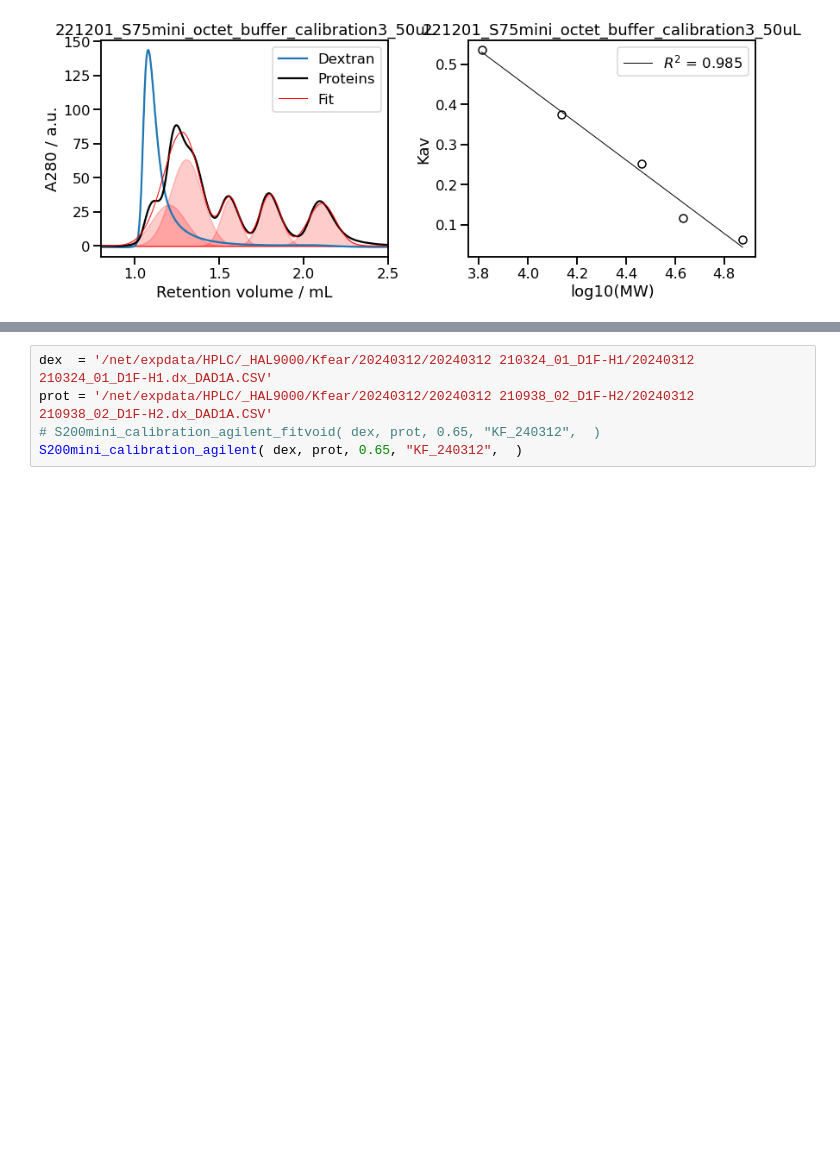
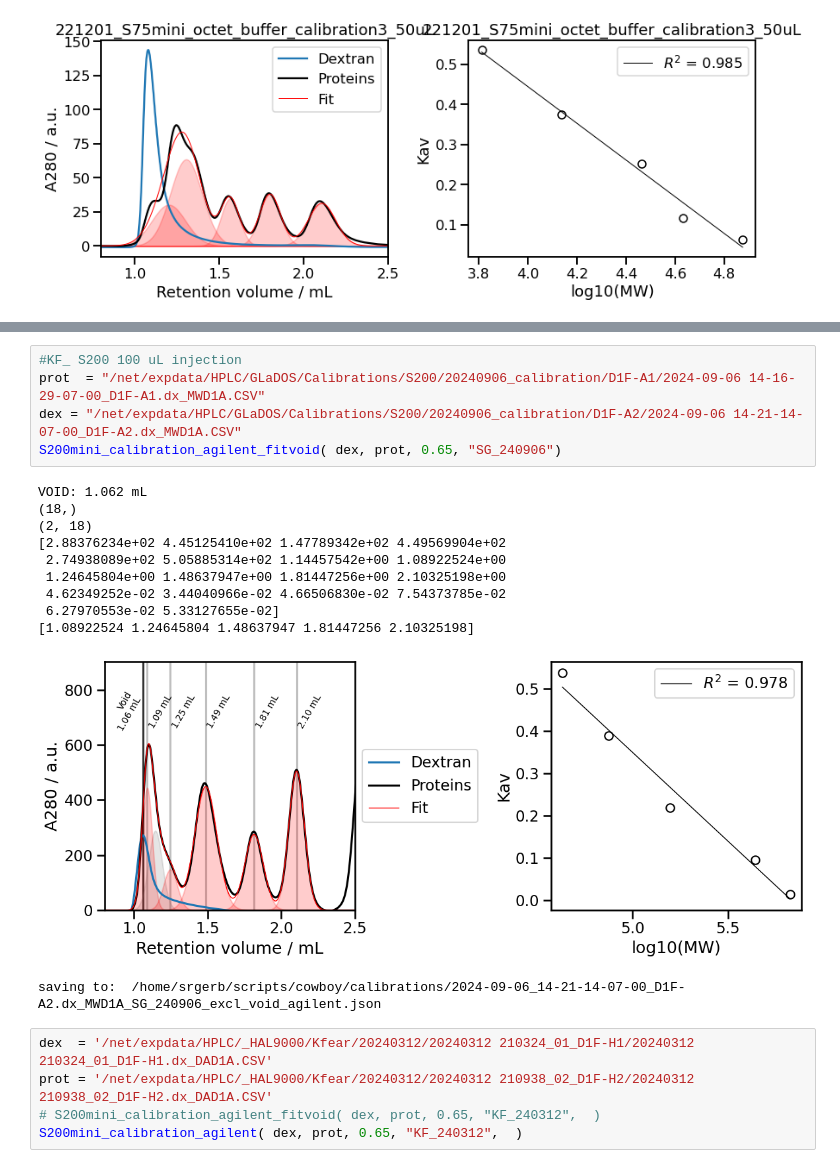
Before and after one commit to srgerb/cowboy, a Jupyter notebook: calibrations/SEC_HPLC_calibration.ipynb, the cells around one changed output, grey strips where cells are left out. Saved outputs shown, nothing was run; the diff lists cells and outputs as text; blank space fills up the shorter version.

```diff
--- a/calibrations/SEC_HPLC_calibration.ipynb
+++ b/calibrations/SEC_HPLC_calibration.ipynb
@@ -1429,3 +1310,20 @@ ValueError: `x0` is infeasible.
+# %%
+#KF_ S200 100 uL injection
+prot  = "/net/expdata/HPLC/GLaDOS/Calibrations/S200/20240906_calibration/D1F-A1/2024-09-06 14-16-29-07-00_D1F-A1.dx_MWD1A.CSV"
+dex = "/net/expdata/HPLC/GLaDOS/Calibrations/S200/20240906_calibration/D1F-A2/2024-09-06 14-21-14-07-00_D1F-A2.dx_MWD1A.CSV"
+S200mini_calibration_agilent_fitvoid( dex, prot, 0.65, "SG_240906")
+# %% [output]
+VOID: 1.062 mL
+(18,)
+(2, 18)
+[2.88376234e+02 4.45125410e+02 1.47789342e+02 4.49569904e+02
+ 2.74938089e+02 5.05885314e+02 1.14457542e+00 1.08922524e+00
+ 1.24645804e+00 1.48637947e+00 1.81447256e+00 2.10325198e+00
+ 4.62349252e-02 3.44040966e-02 4.66506830e-02 7.54373785e-02
+ 6.27970553e-02 5.33127655e-02]
+[1.08922524 1.24645804 1.48637947 1.81447256 2.10325198]
+[figure, added]
+saving to:  /home/srgerb/scripts/cowboy/calibrations/2024-09-06_14-21-14-07-00_D1F-A2.dx_MWD1A_SG_240906_excl_void_agilent.json
 # %%
 dex  = '/net/expdata/HPLC/_HAL9000/Kfear/20240312/20240312 210324_01_D1F-H1/20240312 210324_01_D1F-H1.dx_DAD1A.CSV'
 prot = '/net/expdata/HPLC/_HAL9000/Kfear/20240312/20240312 210938_02_D1F-H2/20240312 210938_02_D1F-H2.dx_DAD1A.CSV'
```
Also changed, not shown: parts of 38 cells of this notebook, 16 other files.
